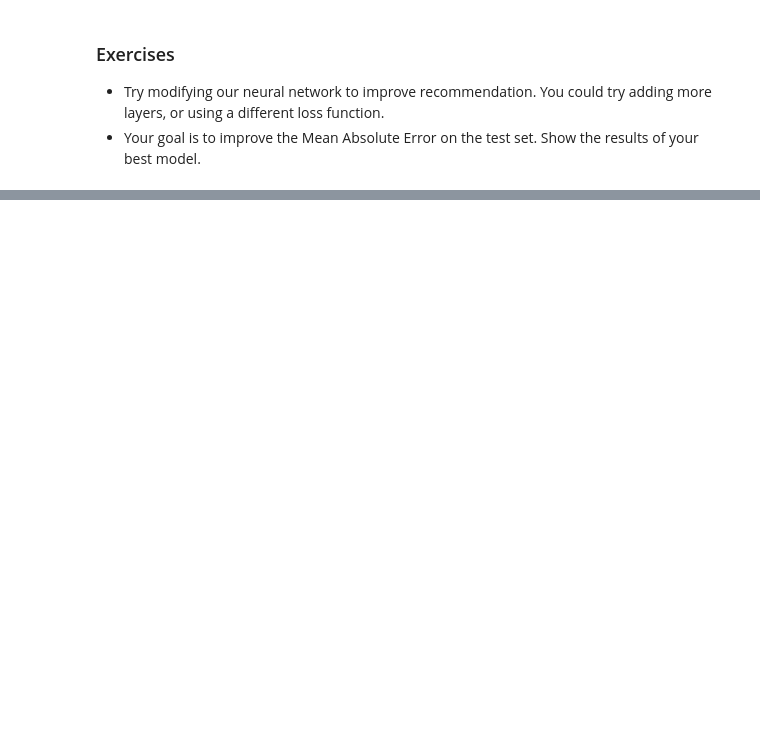
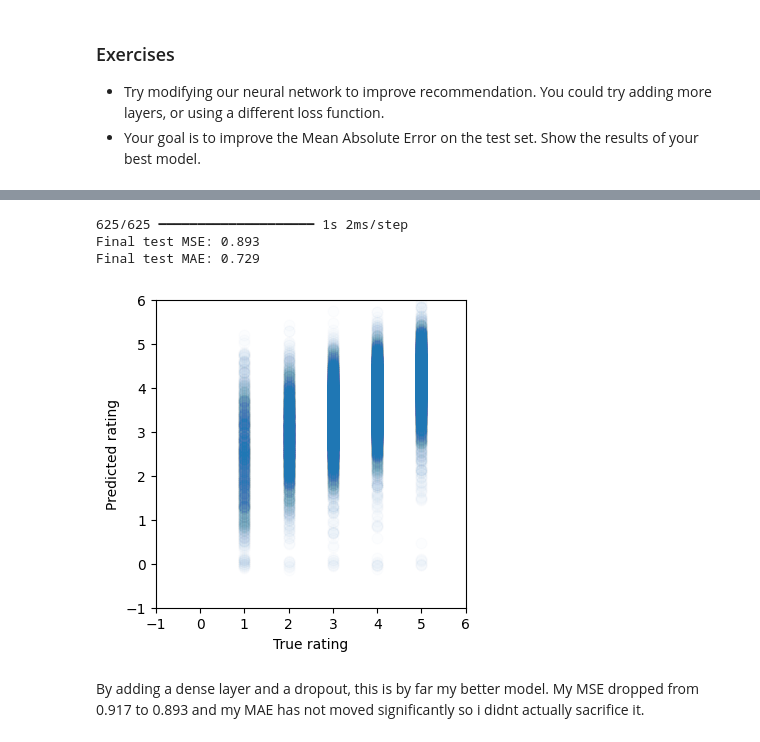
Before and after one commit to IvyGuevarra1/deep_learning, a Jupyter notebook: 01_materials/labs/lab_3.ipynb, the cells around one changed output, grey strips where cells are left out. Drawn from its saved outputs; the diff is of its cells as text; code cells hidden in the pictures; blank space fills up the shorter version.

```diff
--- a/01_materials/labs/lab_3.ipynb
+++ b/01_materials/labs/lab_3.ipynb
@@ -597,0 +622,15 @@ Epoch 10/10
+# %%
+from sklearn.metrics import mean_squared_error
+from sklearn.metrics import mean_absolute_error
+
+test_preds = model.predict([user_id_test, item_id_test])
+print("Final test MSE: %0.3f" % mean_squared_error(test_preds, rating_test))
+print("Final test MAE: %0.3f" % mean_absolute_error(test_preds, rating_test))
+plot_predictions(rating_test, test_preds)
+# %% [output]
+625/625 ━━━━━━━━━━━━━━━━━━━━ 1s 2ms/step
+Final test MSE: 0.893
+Final test MAE: 0.729
+[figure, added]
+# %% [markdown]
+By adding a dense layer and a dropout, this is by far my better model. My MSE dropped from 0.917 to 0.893 and my MAE has not moved significantly so i didnt actually sacrifice it.
```
Also changed, not shown: parts of 20 cells of this notebook.
